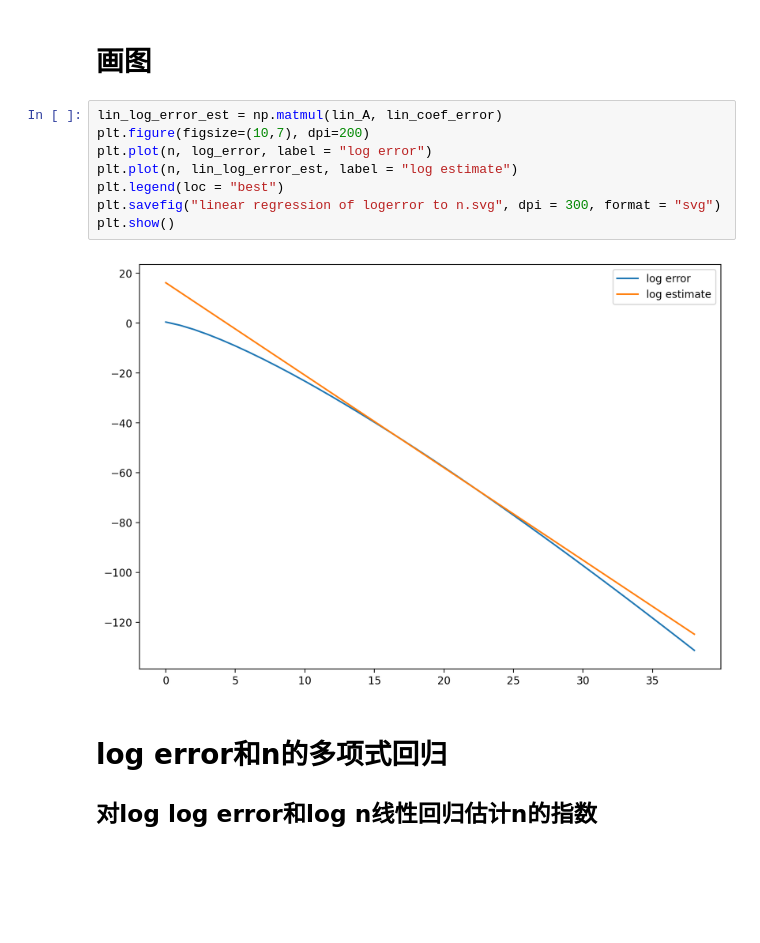
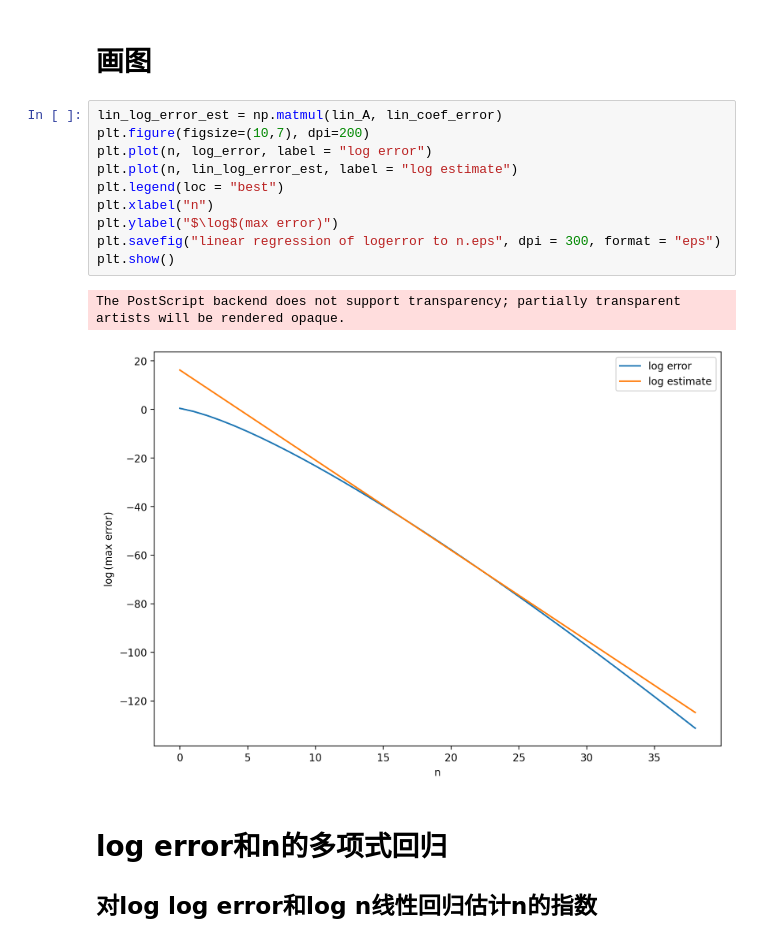
Before and after one commit to Suffoc/SquareApproximation, a Jupyter notebook: SquareApproximation.ipynb, the cells around one changed output. Cells and saved outputs as stored; diff of their text form; blank space fills up the shorter version.

```diff
--- a/SquareApproximation.ipynb
+++ b/SquareApproximation.ipynb
@@ -230,13 +235,16 @@ print(lin_coef_error)
 # %%
 lin_log_error_est = np.matmul(lin_A, lin_coef_error)
 plt.figure(figsize=(10,7), dpi=200)
 plt.plot(n, log_error, label = "log error")
 plt.plot(n, lin_log_error_est, label = "log estimate")
 plt.legend(loc = "best")
-plt.savefig("linear regression of logerror to n.svg", dpi = 300, format = "svg")
+plt.xlabel("n")
+plt.ylabel("$\log$(max error)")
+plt.savefig("linear regression of logerror to n.eps", dpi = 300, format = "eps")
 plt.show()
 # %% [output]
+The PostScript backend does not support transparency; partially transparent artists will be rendered opaque.
-[figure, old version]
+[figure, new version]
 # %% [markdown]
 # log error和n的多项式回归
 ## 对log log error和log n线性回归估计n的指数
```
Also changed, not shown: parts of 5 cells of this notebook, 39 other files.
